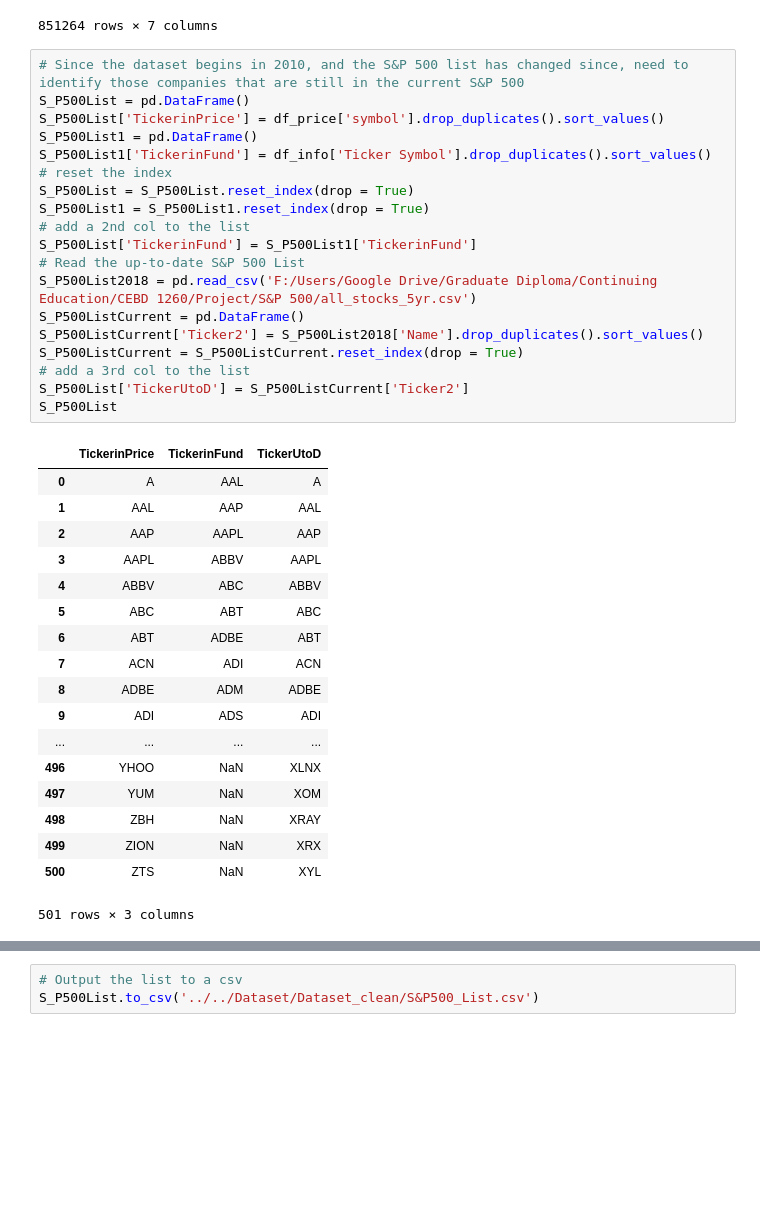
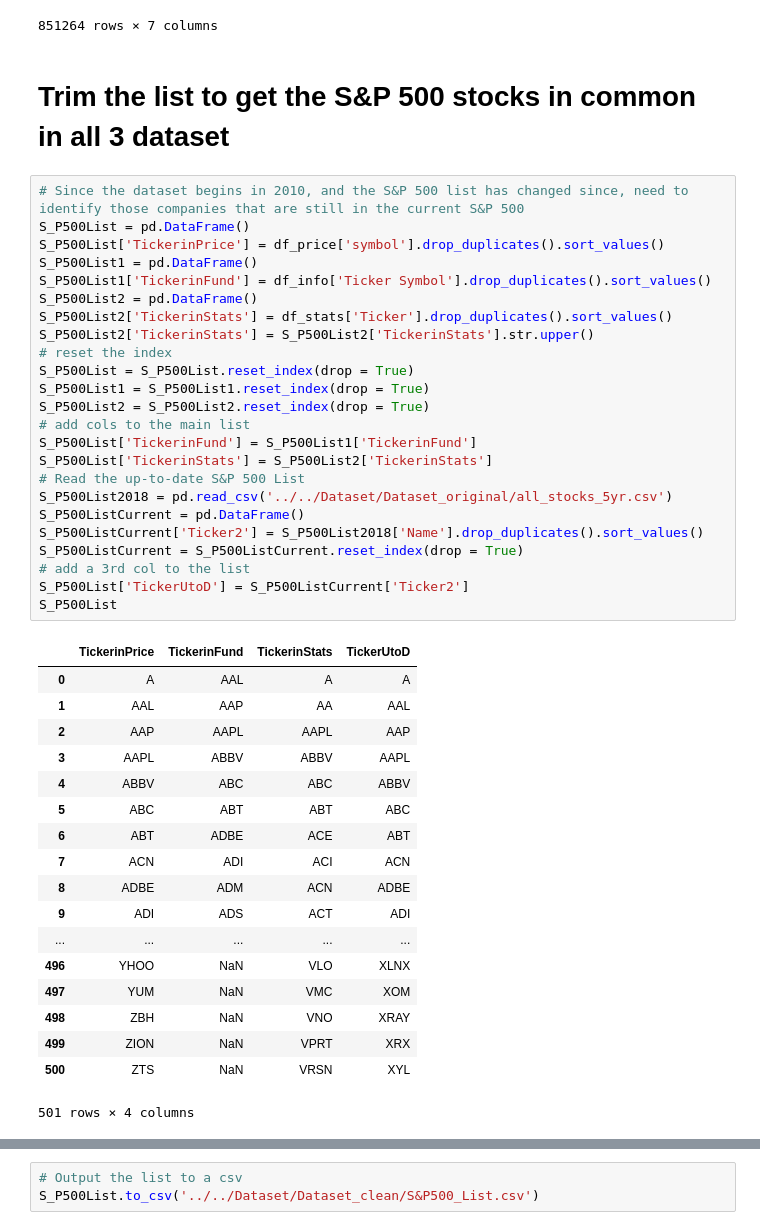
Before and after one commit to Jackson-lk/CEBD1260, a Jupyter notebook: Project/Code/Cleaning/Data_cleaning.ipynb, the cells around one changed output, grey strips where cells are left out. Saved outputs shown, nothing was run; the diff lists cells and outputs as text; blank space fills up the shorter version.

```diff
--- a/Project/Code/Cleaning/Data_cleaning.ipynb
+++ b/Project/Code/Cleaning/Data_cleaning.ipynb
@@ -32,41 +34,48 @@ df_price.sort_values(by=['symbol', 'date'])
 | 850761 | 2016-12-29 | ZTS | 53.470001 | 53.619999 | 53.400002 | 53.779999 | 1046700 |
 | 851261 | 2016-12-30 | ZTS | 53.639999 | 53.529999 | 53.270000 | 53.740002 | 1701200 |
 851264 rows × 7 columns
+# %% [markdown]
+# Trim the list to get the S&P 500 stocks in common in all 3 dataset
 # %%
 # Since the dataset begins in 2010, and the S&P 500 list has changed since, need to identify those companies that are still in the current S&P 500
 S_P500List = pd.DataFrame()
 S_P500List['TickerinPrice'] = df_price['symbol'].drop_duplicates().sort_values()
 S_P500List1 = pd.DataFrame()
 S_P500List1['TickerinFund'] = df_info['Ticker Symbol'].drop_duplicates().sort_values()
+S_P500List2 = pd.DataFrame()
+S_P500List2['TickerinStats'] = df_stats['Ticker'].drop_duplicates().sort_values()
+S_P500List2['TickerinStats'] = S_P500List2['TickerinStats'].str.upper()
 # reset the index
 S_P500List = S_P500List.reset_index(drop = True)
 S_P500List1 = S_P500List1.reset_index(drop = True)
-# add a 2nd col to the list
+S_P500List2 = S_P500List2.reset_index(drop = True)
+# add cols to the main list
 S_P500List['TickerinFund'] = S_P500List1['TickerinFund']
+S_P500List['TickerinStats'] = S_P500List2['TickerinStats']
 # Read the up-to-date S&P 500 List
-S_P500List2018 = pd.read_csv('F:/Users/Google Drive/Graduate Diploma/Continuing Education/CEBD 1260/Project/S&P 500/all_stocks_5yr.csv')
+S_P500List2018 = pd.read_csv('../../Dataset/Dataset_original/all_stocks_5yr.csv')
 S_P500ListCurrent = pd.DataFrame()
 S_P500ListCurrent['Ticker2'] = S_P500List2018['Name'].drop_duplicates().sort_values()
 S_P500ListCurrent = S_P500ListCurrent.reset_index(drop = True)
 # add a 3rd col to the list
 S_P500List['TickerUtoD'] = S_P500ListCurrent['Ticker2']
 S_P500List
 # %% [output]
-|  | TickerinPrice | TickerinFund | TickerUtoD |
-| 0 | A | AAL | A |
-| 1 | AAL | AAP | AAL |
-| 2 | AAP | AAPL | AAP |
-| 3 | AAPL | ABBV | AAPL |
-| 4 | ABBV | ABC | ABBV |
-| 5 | ABC | ABT | ABC |
-| 6 | ABT | ADBE | ABT |
-| 7 | ACN | ADI | ACN |
-| 8 | ADBE | ADM | ADBE |
-| 9 | ADI | ADS | ADI |
-| ... | ... | ... | ... |
-| 496 | YHOO | NaN | XLNX |
-| 497 | YUM | NaN | XOM |
-| 498 | ZBH | NaN | XRAY |
-| 499 | ZION | NaN | XRX |
-| 500 | ZTS | NaN | XYL |
+|  | TickerinPrice | TickerinFund | TickerinStats | TickerUtoD |
+| 0 | A | AAL | A | A |
+| 1 | AAL | AAP | AA | AAL |
+| 2 | AAP | AAPL | AAPL | AAP |
+| 3 | AAPL | ABBV | ABBV | AAPL |
+| 4 | ABBV | ABC | ABC | ABBV |
+| 5 | ABC | ABT | ABT | ABC |
+| 6 | ABT | ADBE | ACE | ABT |
+| 7 | ACN | ADI | ACI | ACN |
+| 8 | ADBE | ADM | ACN | ADBE |
+| 9 | ADI | ADS | ACT | ADI |
+| ... | ... | ... | ... | ... |
+| 496 | YHOO | NaN | VLO | XLNX |
+| 497 | YUM | NaN | VMC | XOM |
+| 498 | ZBH | NaN | VNO | XRAY |
+| 499 | ZION | NaN | VPRT | XRX |
+| 500 | ZTS | NaN | VRSN | XYL |
-501 rows × 3 columns
+501 rows × 4 columns
```
Also changed, not shown: parts of 8 cells of this notebook.
